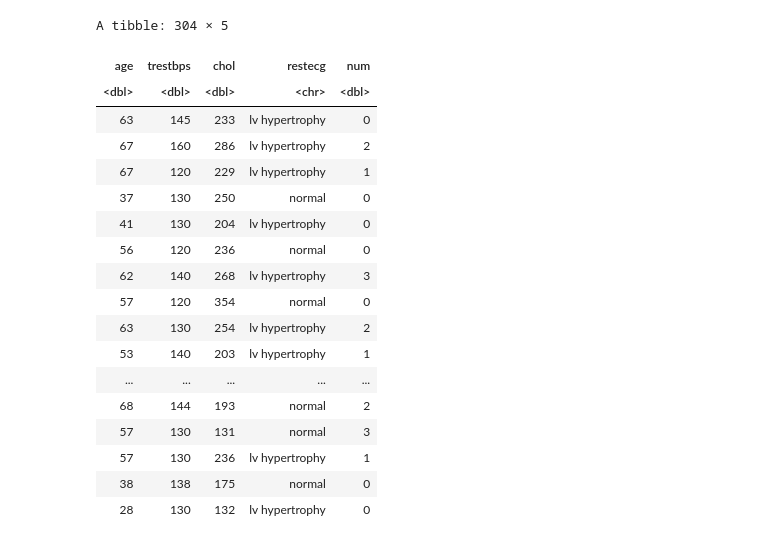
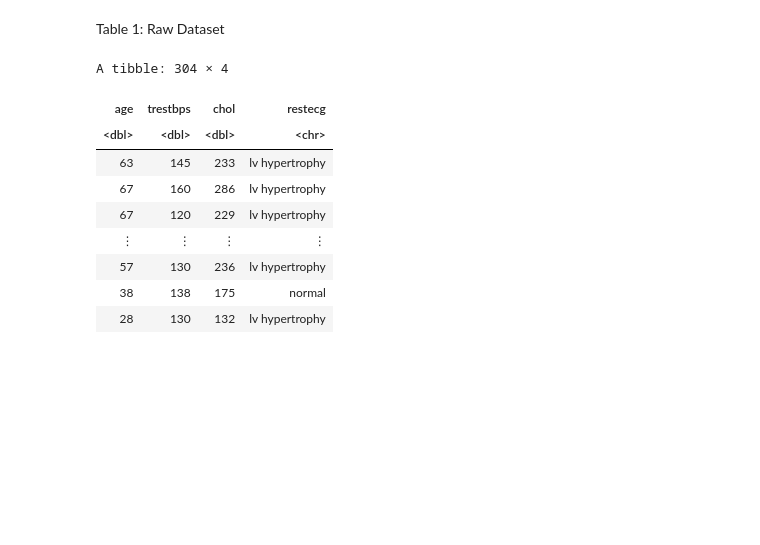
Before and after one commit to QiXu2022/dsci-100-project-Group_66, a Jupyter notebook: group66_project_proposal.ipynb, the cells around one changed output. Saved outputs shown, nothing was run; the diff lists cells and outputs as text; code cells hidden in the pictures; blank space fills up the shorter version.

```diff
--- a/group66_project_proposal.ipynb
+++ b/group66_project_proposal.ipynb
@@ -40,26 +46,19 @@ A spec_tbl_df: 920 × 16
-# %%
-#tidying the data
-tidy_data<-heart_disease_data |>
-    filter(dataset=="Cleveland") |>
-    select(age, trestbps, chol, restecg, num)
-tidy_data
-# %% [output]
-A tibble: 304 × 5
-| age | trestbps | chol | restecg | num |
-| <dbl> | <dbl> | <dbl> | <chr> | <dbl> |
-| 63 | 145 | 233 | lv hypertrophy | 0 |
-| 67 | 160 | 286 | lv hypertrophy | 2 |
-| 67 | 120 | 229 | lv hypertrophy | 1 |
-| 37 | 130 | 250 | normal | 0 |
-| 41 | 130 | 204 | lv hypertrophy | 0 |
-| 56 | 120 | 236 | normal | 0 |
-| 62 | 140 | 268 | lv hypertrophy | 3 |
-| 57 | 120 | 354 | normal | 0 |
-| 63 | 130 | 254 | lv hypertrophy | 2 |
-| 53 | 140 | 203 | lv hypertrophy | 1 |
-| ... | ... | ... | ... | ... |
-| 68 | 144 | 193 | normal | 2 |
-| 57 | 130 | 131 | normal | 3 |
-| 57 | 130 | 236 | lv hypertrophy | 1 |
-| 38 | 138 | 175 | normal | 0 |
-| 28 | 130 | 132 | lv hypertrophy | 0 |
+# %% [markdown]
+Table 1: Raw Dataset
+# %%
+#tidying the data
+tidy_data<-heart_disease_data |>
+    filter(dataset=="Cleveland") |>
+    select(age, trestbps, chol, restecg)
+tidy_data
+# %% [output]
+A tibble: 304 × 4
+| age | trestbps | chol | restecg |
+| <dbl> | <dbl> | <dbl> | <chr> |
+| 63 | 145 | 233 | lv hypertrophy |
+| 67 | 160 | 286 | lv hypertrophy |
+| 67 | 120 | 229 | lv hypertrophy |
+| ⋮ | ⋮ | ⋮ | ⋮ |
+| 57 | 130 | 236 | lv hypertrophy |
+| 38 | 138 | 175 | normal |
+| 28 | 130 | 132 | lv hypertrophy |
```
Also changed, not shown: parts of 14 cells of this notebook.
